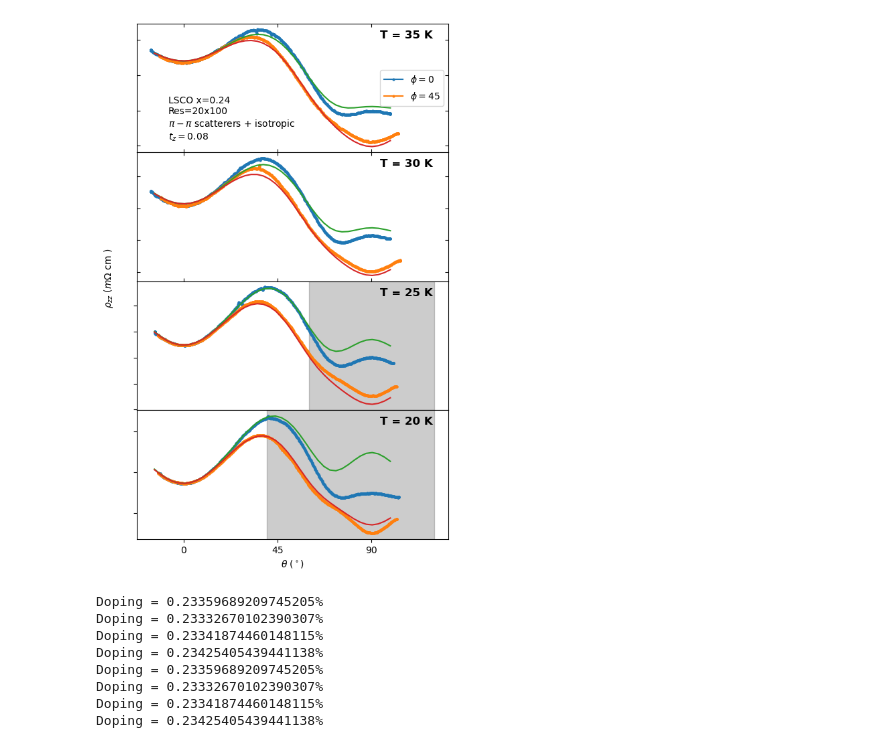
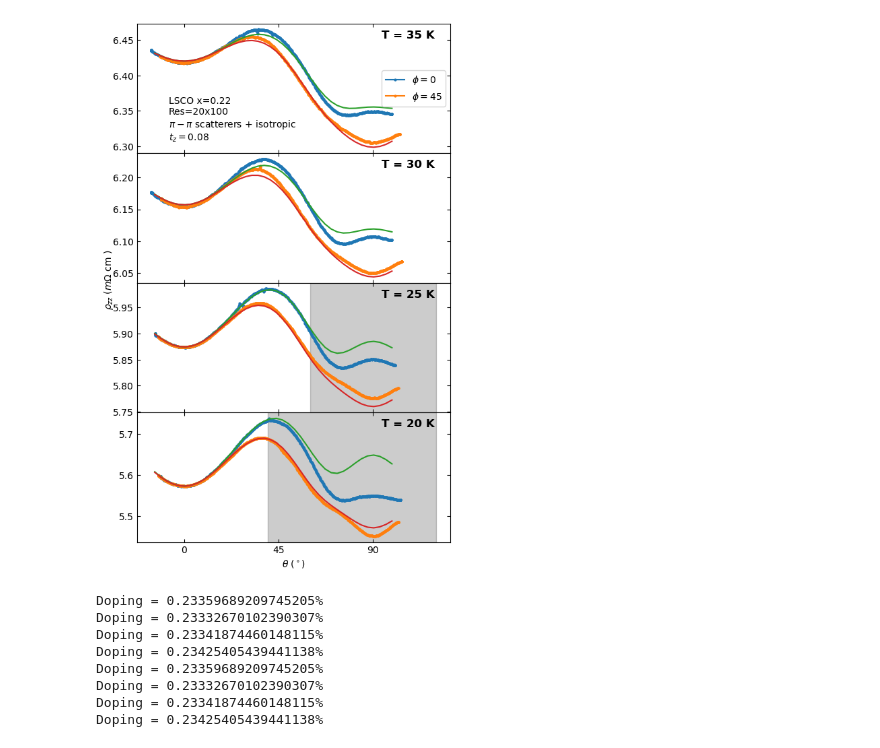
Before and after one commit to sahaskamat/boltzmann_transport, a Jupyter notebook: fitting/plot_pipizero.ipynb, the cells around one changed output. Drawn from its saved outputs; the diff is of its cells as text; code cells hidden in the pictures.

```diff
--- a/fitting/plot_pipizero.ipynb
+++ b/fitting/plot_pipizero.ipynb
@@ -154,42 +154,36 @@ for i in range(4):
     axes[i].plot(theta0_dat, phi0_dat, ls="-", marker="o", ms=2, label=lbl_0)
     axes[i].plot(theta45_dat, phi45_dat, ls="-", marker="o", ms=2, label=lbl_45)
 
     # Model (Column 0)
     theta_fit, phi0_fit, phi45_fit = fits[i]
     axes[i].plot(theta_fit, phi0_fit, ls="-")
     axes[i].plot(theta_fit, phi45_fit, ls="-")
 
     # Axvspan applies to Row 2 and Row 3 Data
     if axvspans[i]:
         axes[i].axvspan(axvspans[i][0], axvspans[i][1], alpha=0.2, color='black')
 
     # Formatting for all plots in current row
-    for j in range(2):
-        # Ticks only facing inward on all 4 borders
-        axes[j].tick_params(direction='in', right=True, top=True)
+    axes[i].tick_params(direction='in', right=True, top=True)
 
 # Format y-ticks and labels
 # Y-label essentially in the middle of left side
 fig.text(0.04, 0.5, r"$\rho_{zz}$ ($m\Omega$ cm )", va='center', rotation='vertical')
-
-# Hide the y-axis labels for the right side (Data plots) since they share the left's height profile
-for ax in axes[:]:
-    ax.tick_params(labelleft=False)
 
 # X-axis label only for the bottom row and setting specific x-ticks
 axes[3].set_xlabel(r'$\theta$ ($^\circ$)')
 axes[3].set_xlabel(r'$\theta$ ($^\circ$)')
 axes[3].set_xticks([0, 45, 90])
 axes[3].set_xticks([0, 45, 90])
 
 # global plotting decoration
-axes[0].text(0.1, 0.1, f"LSCO x=0.24\nRes={20}x{100}\n$\pi-\pi$ scatterers + isotropic\n$t_z = 0.08$", fontsize=10, transform=axes[0].transAxes)
+axes[0].text(0.1, 0.1, f"LSCO x=0.22\nRes={20}x{100}\n$\pi-\pi$ scatterers + isotropic\n$t_z = 0.08$", fontsize=10, transform=axes[0].transAxes)
 axes[0].legend()
 
 # Removed plt.tight_layout() because manual gridspec_kw handles tight packing
 plt.show()
 # %% [output]
-[figure, old version]
+[figure, new version]
 # %%
 def create_rho(params,Bmag):
     res_z = 20
```
Also changed, not shown: parts of 1 cell of this notebook, 9 other files.
